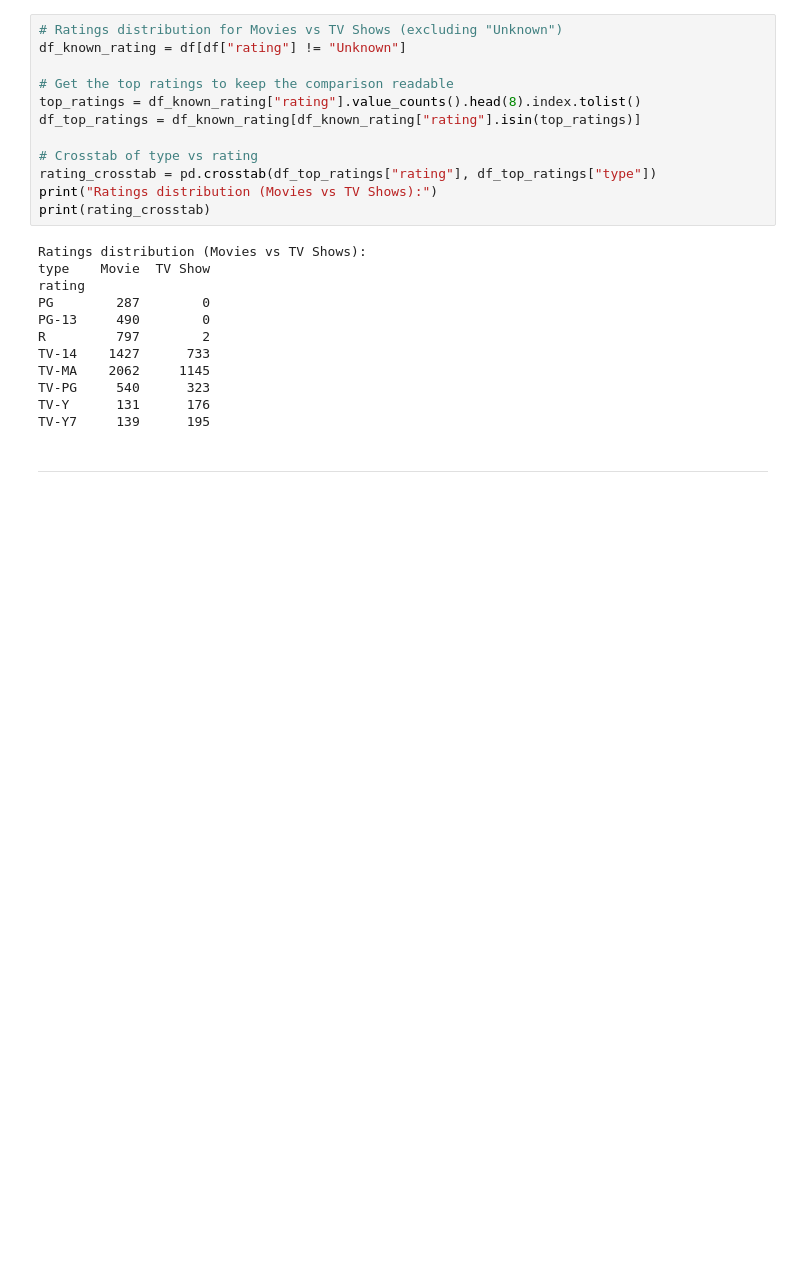
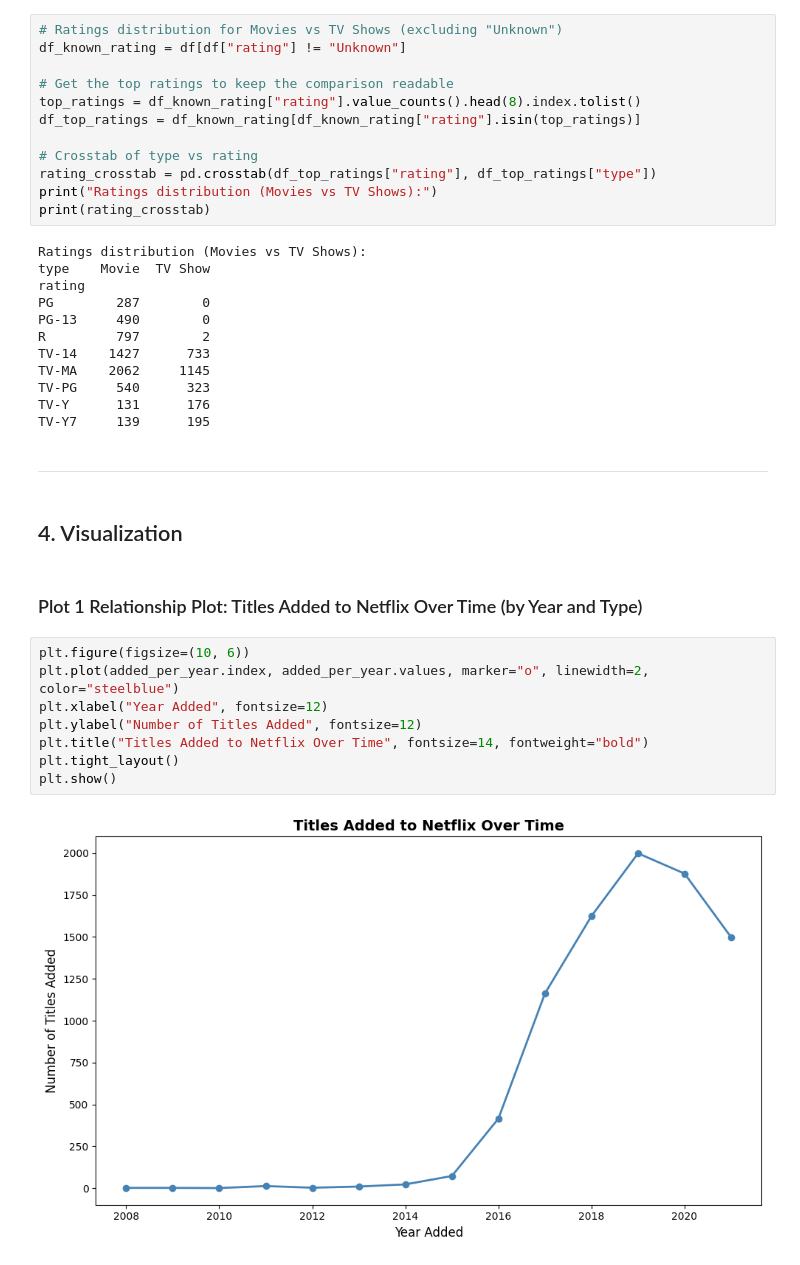
Before and after one commit to RiveraJoachin/CS4379G-Assignment1, a Jupyter notebook: notebooks/analysis.ipynb, the cells around one changed output. Drawn from its saved outputs; the diff is of its cells as text; blank space fills up the shorter version.

Commit message:
viz: add distribution and relationship plots with interpretations

```diff
--- a/notebooks/analysis.ipynb
+++ b/notebooks/analysis.ipynb
@@ -193,3 +193,17 @@ TV-Y      131      176
 TV-Y7     139      195
 # %% [markdown]
 ---
+# %% [markdown]
+## 4. Visualization
+# %% [markdown]
+### Plot 1 Relationship Plot: Titles Added to Netflix Over Time (by Year and Type)
+# %%
+plt.figure(figsize=(10, 6))
+plt.plot(added_per_year.index, added_per_year.values, marker="o", linewidth=2, color="steelblue")
+plt.xlabel("Year Added", fontsize=12)
+plt.ylabel("Number of Titles Added", fontsize=12)
+plt.title("Titles Added to Netflix Over Time", fontsize=14, fontweight="bold")
+plt.tight_layout()
+plt.show()
+# %% [output]
+[figure, added]
```
Also changed, not shown: parts of 8 cells of this notebook.
